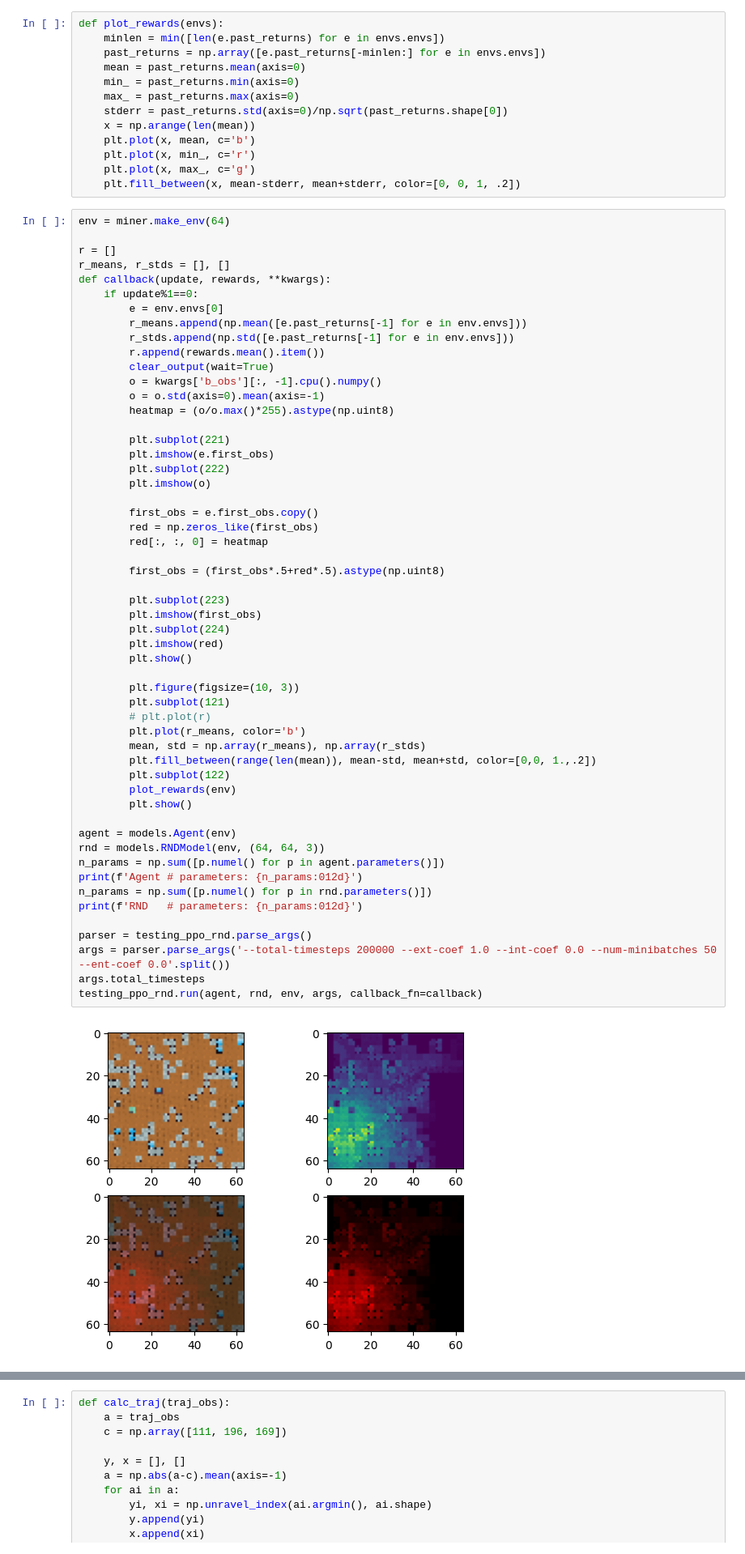
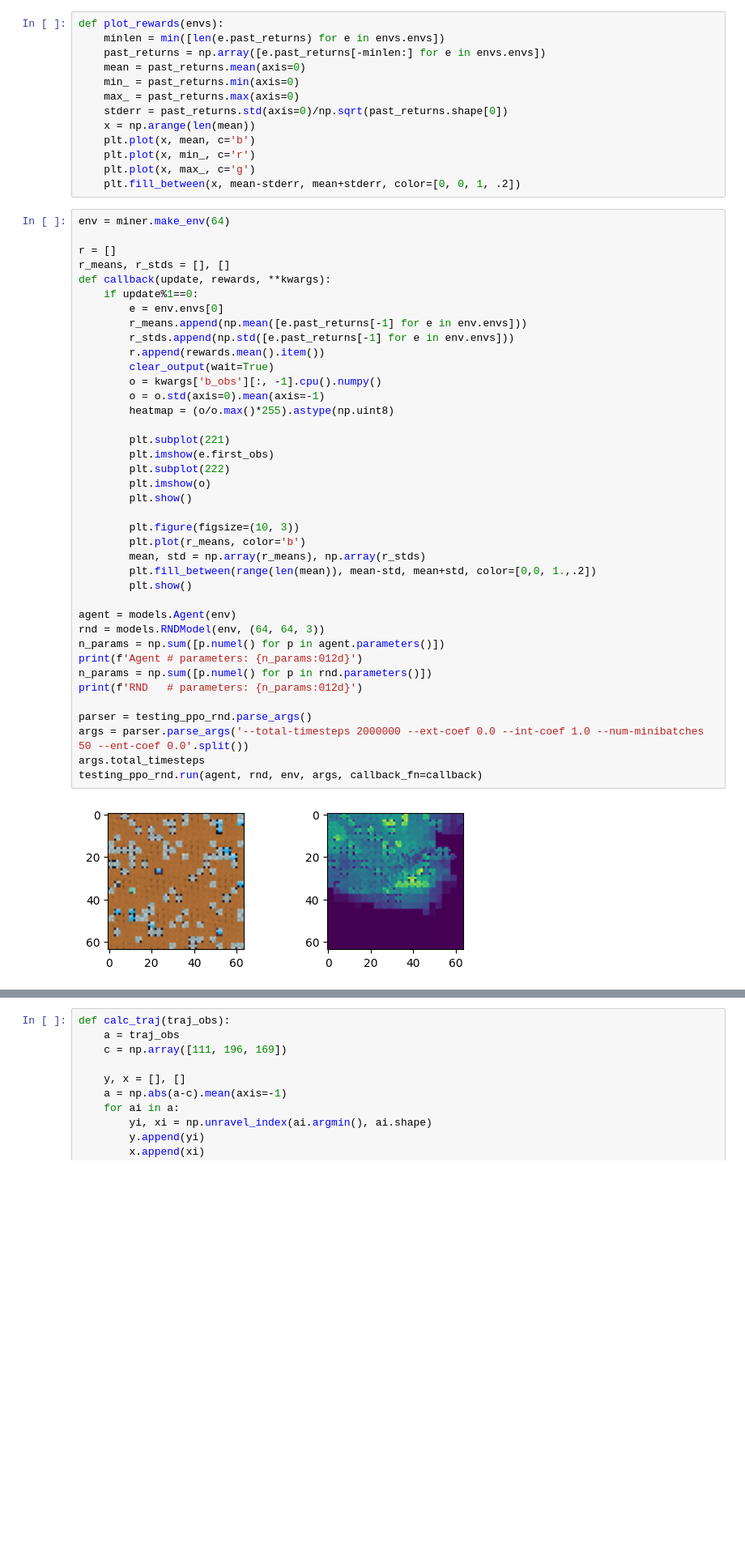
Before and after one commit to akarshkumar0101/exploration-generalization, a Jupyter notebook: exploration_distillation/exploration_distillation.ipynb, the cells around one changed output, grey strips where cells are left out. Shown at 81% size. Cells and saved outputs as stored; diff of their text form; blank space fills up the shorter version.

```diff
--- a/exploration_distillation/exploration_distillation.ipynb
+++ b/exploration_distillation/exploration_distillation.ipynb
@@ -46,47 +46,32 @@ def callback(update, rewards, **kwargs):
         r_stds.append(np.std([e.past_returns[-1] for e in env.envs]))
         r.append(rewards.mean().item())
         clear_output(wait=True)
         o = kwargs['b_obs'][:, -1].cpu().numpy()
         o = o.std(axis=0).mean(axis=-1)
         heatmap = (o/o.max()*255).astype(np.uint8)
 
         plt.subplot(221)
         plt.imshow(e.first_obs)
         plt.subplot(222)
         plt.imshow(o)
-
-        first_obs = e.first_obs.copy()
-        red = np.zeros_like(first_obs)
-        red[:, :, 0] = heatmap
-
-        first_obs = (first_obs*.5+red*.5).astype(np.uint8)
-
-        plt.subplot(223)
-        plt.imshow(first_obs)
-        plt.subplot(224)
-        plt.imshow(red)
         plt.show()
 
         plt.figure(figsize=(10, 3))
-        plt.subplot(121)
-        # plt.plot(r)
         plt.plot(r_means, color='b')
         mean, std = np.array(r_means), np.array(r_stds)
         plt.fill_between(range(len(mean)), mean-std, mean+std, color=[0,0, 1.,.2])
-        plt.subplot(122)
-        plot_rewards(env)
         plt.show()
 
 agent = models.Agent(env)
 rnd = models.RNDModel(env, (64, 64, 3))
 n_params = np.sum([p.numel() for p in agent.parameters()])
 print(f'Agent # parameters: {n_params:012d}')
 n_params = np.sum([p.numel() for p in rnd.parameters()])
 print(f'RND   # parameters: {n_params:012d}')
 
 parser = testing_ppo_rnd.parse_args()
-args = parser.parse_args('--total-timesteps 200000 --ext-coef 1.0 --int-coef 0.0 --num-minibatches 50 --ent-coef 0.0'.split())
+args = parser.parse_args('--total-timesteps 2000000 --ext-coef 0.0 --int-coef 1.0 --num-minibatches 50 --ent-coef 0.0'.split())
 args.total_timesteps
 testing_ppo_rnd.run(agent, rnd, env, args, callback_fn=callback)
 # %% [output]
-[figure, old version]
+[figure, new version]
```
Also changed, not shown: parts of 2 cells of this notebook, 1 other file.
